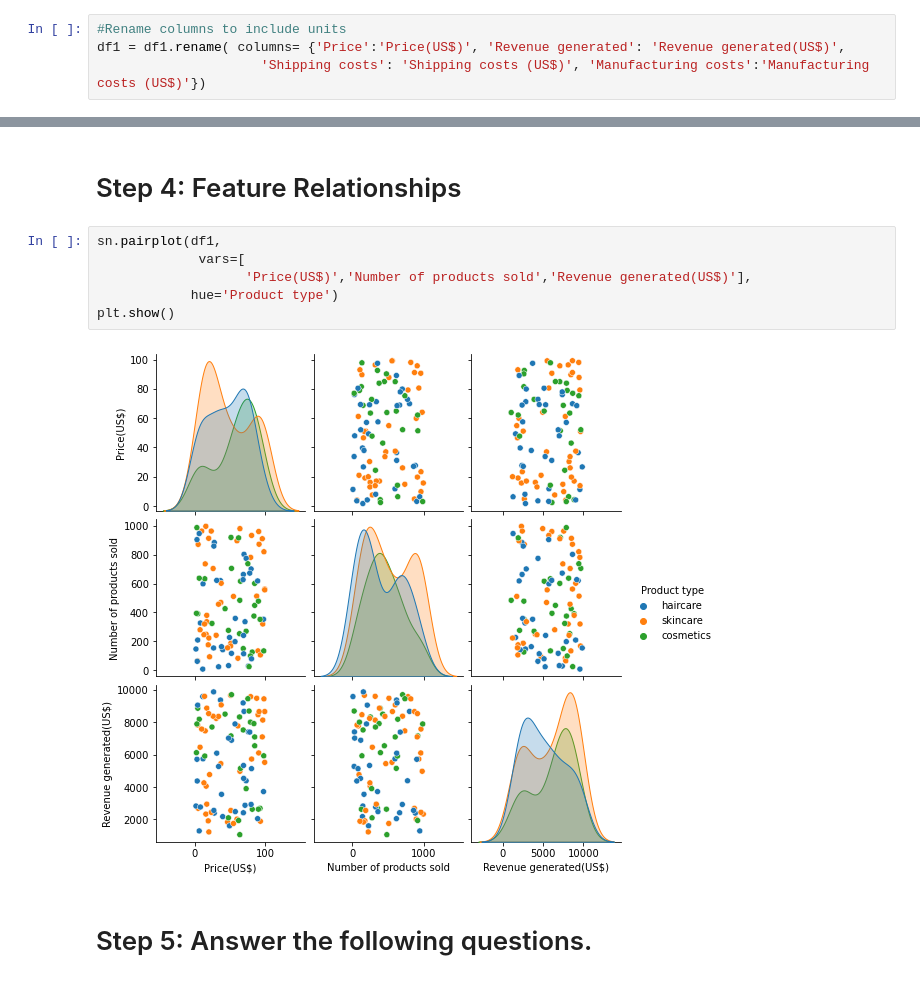
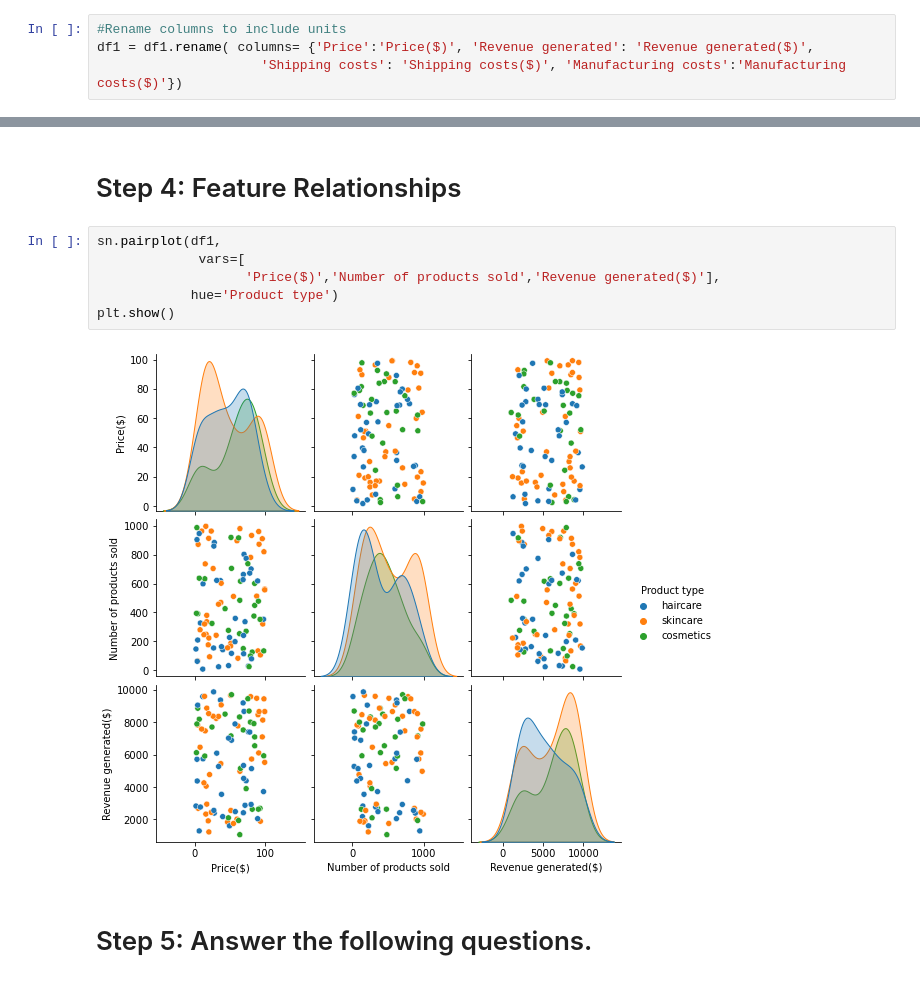
Before and after one commit to Kholeka98/Data_Cleaning_Excel, a Jupyter notebook: Exploratory data analysis.ipynb, the cells around one changed output, grey strips where cells are left out. Drawn from its saved outputs; the diff is of its cells as text.

```diff
--- a/Exploratory data analysis.ipynb
+++ b/Exploratory data analysis.ipynb
@@ -150,8 +150,8 @@ df1.describe()
 | max | 99.171329 | 100.000000 | 996.000000 | 9866.465458 | 96.000000 | 9.929816 | ... |
 # %%
 #Rename columns to include units
-df1 = df1.rename( columns= {'Price':'Price(US$)', 'Revenue generated': 'Revenue generated(US$)',
-                     'Shipping costs': 'Shipping costs (US$)', 'Manufacturing costs':'Manufacturing costs (US$)'})
+df1 = df1.rename( columns= {'Price':'Price($)', 'Revenue generated': 'Revenue generated($)',
+                     'Shipping costs': 'Shipping costs($)', 'Manufacturing costs':'Manufacturing costs($)'})
 # %% [markdown]
 # Step 3: Feature Understanding
 (Univariate analysis)
@@ -188,11 +188,11 @@ plt.show()
 # %%
 sn.pairplot(df1,
              vars=[
-                   'Price(US$)','Number of products sold','Revenue generated(US$)'],
+                   'Price($)','Number of products sold','Revenue generated($)'],
             hue='Product type')
 plt.show()
 # %% [output]
-[figure, old version]
+[figure, new version]
 # %% [markdown]
 # Step 5: Answer the following questions.
 # %% [markdown]
```
Also changed, not shown: parts of 8 cells of this notebook.
